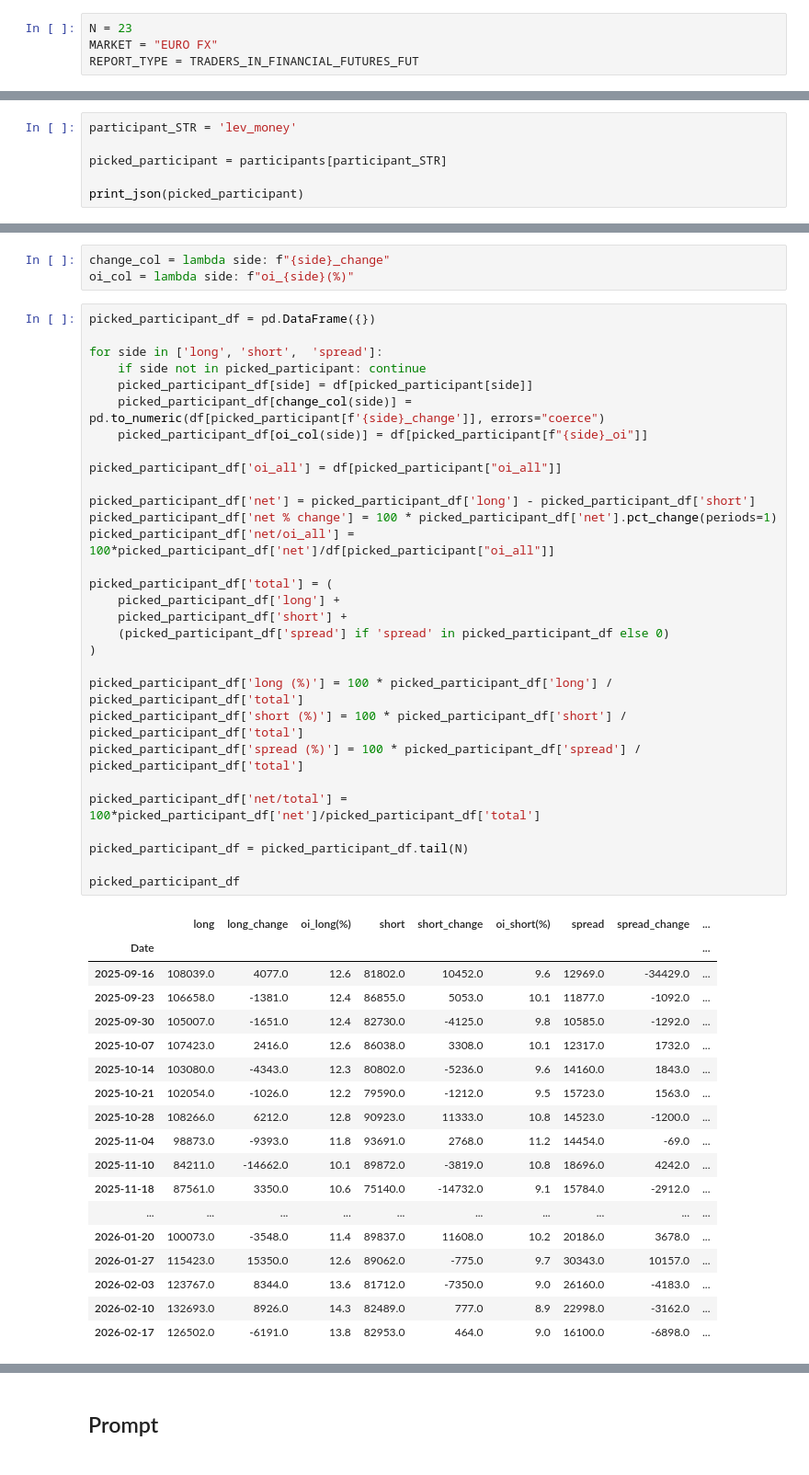
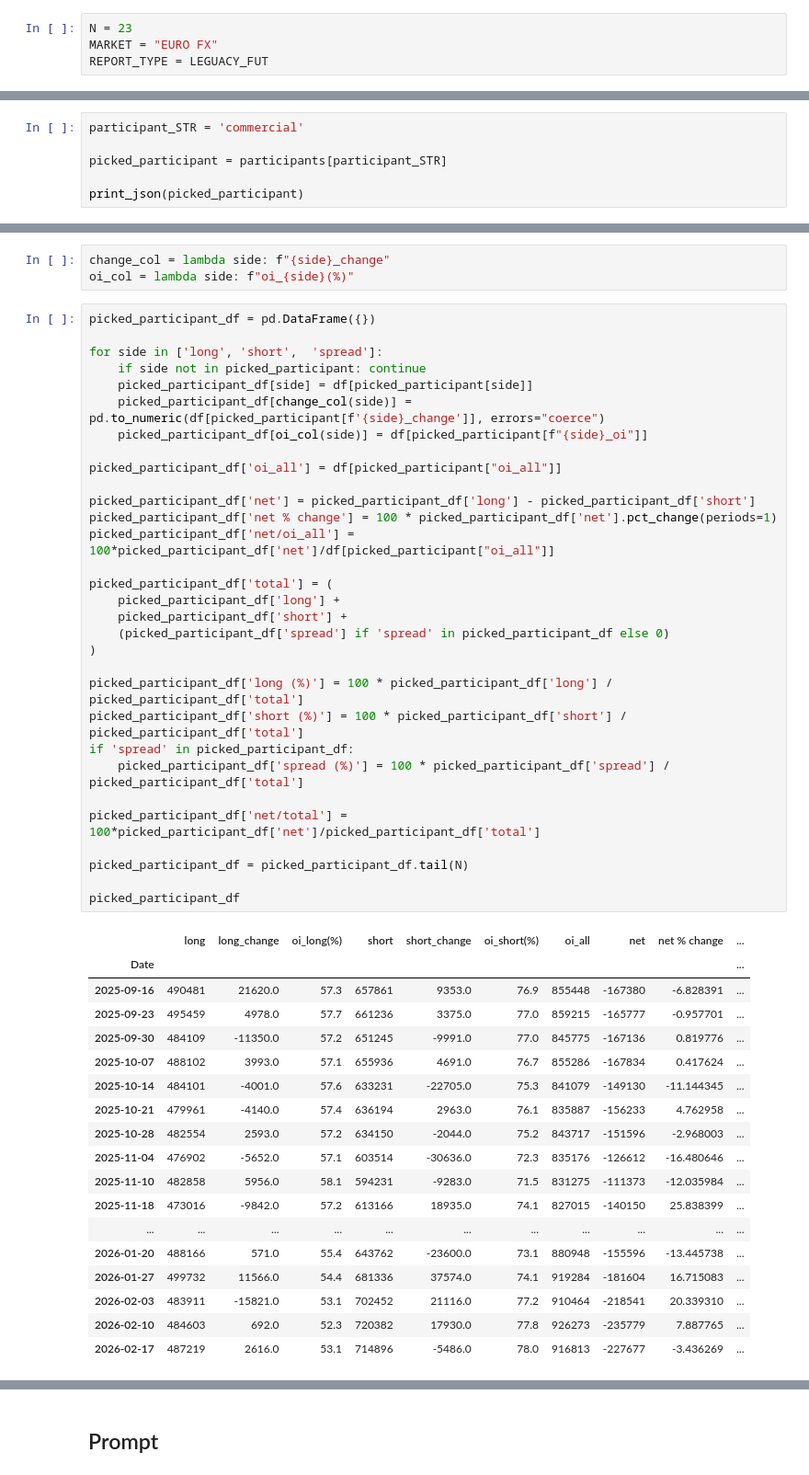
Before and after one commit to mod7ex/COT-analysis, a Jupyter notebook: analysis/table.ipynb, the cells around one changed output, grey strips where cells are left out. Shown at 92% size. Cells and saved outputs as stored; diff of their text form.

```diff
--- a/analysis/table.ipynb
+++ b/analysis/table.ipynb
@@ -5,7 +5,7 @@ from utils import get_market_df, TRADERS_IN_FINANCIAL_FUTURES_FUT, LEGUACY_FUT,
 # %%
 N = 23
 MARKET = "EURO FX"
-REPORT_TYPE = TRADERS_IN_FINANCIAL_FUTURES_FUT
+REPORT_TYPE = LEGUACY_FUT
 # %%
 df = get_market_df(cot_report_type=REPORT_TYPE, market=MARKET)
 # %% [output]
@@ -41,5 +41,5 @@ list(participants.keys())
 # %%
-participant_STR = 'lev_money'
+participant_STR = 'commercial'
 
 picked_participant = participants[participant_STR]
 
@@ -63,52 +62,53 @@ oi_col = lambda side: f"oi_{side}(%)"
 # %%
 picked_participant_df = pd.DataFrame({})
 
 for side in ['long', 'short',  'spread']:
     if side not in picked_participant: continue
     picked_participant_df[side] = df[picked_participant[side]]
     picked_participant_df[change_col(side)] = pd.to_numeric(df[picked_participant[f'{side}_change']], errors="coerce")
     picked_participant_df[oi_col(side)] = df[picked_participant[f"{side}_oi"]]
 
 picked_participant_df['oi_all'] = df[picked_participant["oi_all"]]
 
 picked_participant_df['net'] = picked_participant_df['long'] - picked_participant_df['short']
 picked_participant_df['net % change'] = 100 * picked_participant_df['net'].pct_change(periods=1)
 picked_participant_df['net/oi_all'] = 100*picked_participant_df['net']/df[picked_participant["oi_all"]]
 
 picked_participant_df['total'] = (
     picked_participant_df['long'] +
     picked_participant_df['short'] +
     (picked_participant_df['spread'] if 'spread' in picked_participant_df else 0)
 )
 
 picked_participant_df['long (%)'] = 100 * picked_participant_df['long'] / picked_participant_df['total']
 picked_participant_df['short (%)'] = 100 * picked_participant_df['short'] / picked_participant_df['total']
-picked_participant_df['spread (%)'] = 100 * picked_participant_df['spread'] / picked_participant_df['total']
+if 'spread' in picked_participant_df:
+    picked_participant_df['spread (%)'] = 100 * picked_participant_df['spread'] / picked_participant_df['total']
 
 picked_participant_df['net/total'] = 100*picked_participant_df['net']/picked_participant_df['total']
 
 picked_participant_df = picked_participant_df.tail(N)
 
 picked_participant_df
 # %% [output]
-|  | long | long_change | oi_long(%) | short | short_change | oi_short(%) | spread | spread_change | ... |
-| Date |  |  |  |  |  |  |  |  | ... |
-| 2025-09-16 | 108039.0 | 4077.0 | 12.6 | 81802.0 | 10452.0 | 9.6 | 12969.0 | -34429.0 | ... |
-| 2025-09-23 | 106658.0 | -1381.0 | 12.4 | 86855.0 | 5053.0 | 10.1 | 11877.0 | -1092.0 | ... |
-| 2025-09-30 | 105007.0 | -1651.0 | 12.4 | 82730.0 | -4125.0 | 9.8 | 10585.0 | -1292.0 | ... |
-| 2025-10-07 | 107423.0 | 2416.0 | 12.6 | 86038.0 | 3308.0 | 10.1 | 12317.0 | 1732.0 | ... |
-| 2025-10-14 | 103080.0 | -4343.0 | 12.3 | 80802.0 | -5236.0 | 9.6 | 14160.0 | 1843.0 | ... |
-| 2025-10-21 | 102054.0 | -1026.0 | 12.2 | 79590.0 | -1212.0 | 9.5 | 15723.0 | 1563.0 | ... |
-| 2025-10-28 | 108266.0 | 6212.0 | 12.8 | 90923.0 | 11333.0 | 10.8 | 14523.0 | -1200.0 | ... |
-| 2025-11-04 | 98873.0 | -9393.0 | 11.8 | 93691.0 | 2768.0 | 11.2 | 14454.0 | -69.0 | ... |
-| 2025-11-10 | 84211.0 | -14662.0 | 10.1 | 89872.0 | -3819.0 | 10.8 | 18696.0 | 4242.0 | ... |
-| 2025-11-18 | 87561.0 | 3350.0 | 10.6 | 75140.0 | -14732.0 | 9.1 | 15784.0 | -2912.0 | ... |
-| ... | ... | ... | ... | ... | ... | ... | ... | ... | ... |
-| 2026-01-20 | 100073.0 | -3548.0 | 11.4 | 89837.0 | 11608.0 | 10.2 | 20186.0 | 3678.0 | ... |
-| 2026-01-27 | 115423.0 | 15350.0 | 12.6 | 89062.0 | -775.0 | 9.7 | 30343.0 | 10157.0 | ... |
-| 2026-02-03 | 123767.0 | 8344.0 | 13.6 | 81712.0 | -7350.0 | 9.0 | 26160.0 | -4183.0 | ... |
-| 2026-02-10 | 132693.0 | 8926.0 | 14.3 | 82489.0 | 777.0 | 8.9 | 22998.0 | -3162.0 | ... |
-| 2026-02-17 | 126502.0 | -6191.0 | 13.8 | 82953.0 | 464.0 | 9.0 | 16100.0 | -6898.0 | ... |
+|  | long | long_change | oi_long(%) | short | short_change | oi_short(%) | oi_all | net | net % change | ... |
+| Date |  |  |  |  |  |  |  |  |  | ... |
+| 2025-09-16 | 490481 | 21620.0 | 57.3 | 657861 | 9353.0 | 76.9 | 855448 | -167380 | -6.828391 | ... |
+| 2025-09-23 | 495459 | 4978.0 | 57.7 | 661236 | 3375.0 | 77.0 | 859215 | -165777 | -0.957701 | ... |
+| 2025-09-30 | 484109 | -11350.0 | 57.2 | 651245 | -9991.0 | 77.0 | 845775 | -167136 | 0.819776 | ... |
+| 2025-10-07 | 488102 | 3993.0 | 57.1 | 655936 | 4691.0 | 76.7 | 855286 | -167834 | 0.417624 | ... |
+| 2025-10-14 | 484101 | -4001.0 | 57.6 | 633231 | -22705.0 | 75.3 | 841079 | -149130 | -11.144345 | ... |
+| 2025-10-21 | 479961 | -4140.0 | 57.4 | 636194 | 2963.0 | 76.1 | 835887 | -156233 | 4.762958 | ... |
+| 2025-10-28 | 482554 | 2593.0 | 57.2 | 634150 | -2044.0 | 75.2 | 843717 | -151596 | -2.968003 | ... |
+| 2025-11-04 | 476902 | -5652.0 | 57.1 | 603514 | -30636.0 | 72.3 | 835176 | -126612 | -16.480646 | ... |
+| 2025-11-10 | 482858 | 5956.0 | 58.1 | 594231 | -9283.0 | 71.5 | 831275 | -111373 | -12.035984 | ... |
+| 2025-11-18 | 473016 | -9842.0 | 57.2 | 613166 | 18935.0 | 74.1 | 827015 | -140150 | 25.838399 | ... |
+| ... | ... | ... | ... | ... | ... | ... | ... | ... | ... | ... |
+| 2026-01-20 | 488166 | 571.0 | 55.4 | 643762 | -23600.0 | 73.1 | 880948 | -155596 | -13.445738 | ... |
+| 2026-01-27 | 499732 | 11566.0 | 54.4 | 681336 | 37574.0 | 74.1 | 919284 | -181604 | 16.715083 | ... |
+| 2026-02-03 | 483911 | -15821.0 | 53.1 | 702452 | 21116.0 | 77.2 | 910464 | -218541 | 20.339310 | ... |
+| 2026-02-10 | 484603 | 692.0 | 52.3 | 720382 | 17930.0 | 77.8 | 926273 | -235779 | 7.887765 | ... |
+| 2026-02-17 | 487219 | 2616.0 | 53.1 | 714896 | -5486.0 | 78.0 | 916813 | -227677 | -3.436269 | ... |
 # %%
 color_map = {
     "long": "Greens",
```
Also changed, not shown: parts of 5 cells of this notebook, 3 other files.
